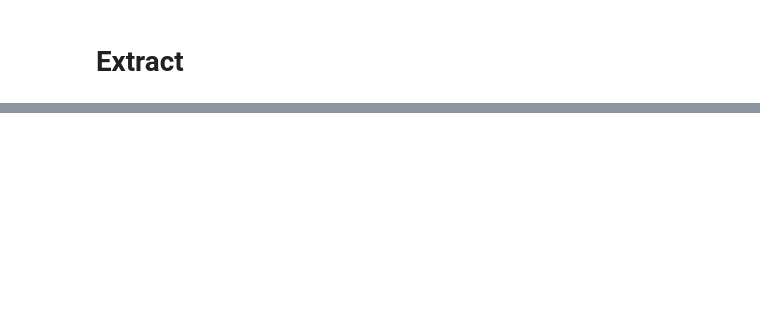
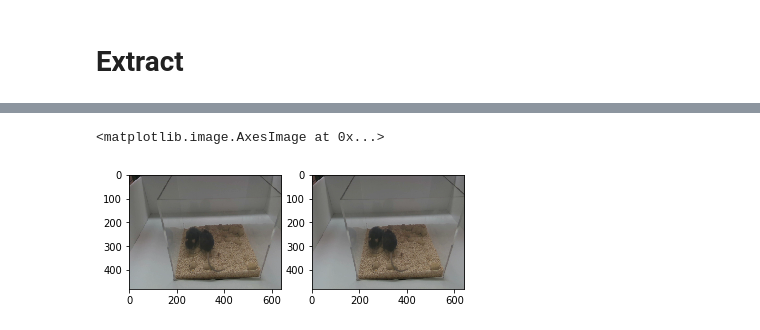
Before and after one commit to calebweinreb/MoseqMulti, a Jupyter notebook: MoseqMulti-extract.ipynb, the cells around one changed output, grey strips where cells are left out. Drawn from its saved outputs; the diff is of its cells as text; code cells hidden in the pictures; blank space fills up the shorter version.

```diff
--- a/MoseqMulti-extract.ipynb
+++ b/MoseqMulti-extract.ipynb
@@ -39,0 +111,9 @@ Cam 739112061202 : 100 / 360
+# %%
+sn = metadata['serial_numbers'][1]
+ii = amax[sn]
+fig,axs = plt.subplots(1,2)
+axs[0].imshow(read_color_frames(path_prefix+'_'+sn+'_color.mp4', [ii])[0,:,:,:])
+axs[1].imshow(read_color_frames(path_prefix+'_'+sn+'_color.mp4', [ii-1])[0,:,:,:])
+# %% [output]
+<matplotlib.image.AxesImage at 0x...>
+[figure, added]
```
Also changed, not shown: parts of 13 cells of this notebook, 5 other files.
